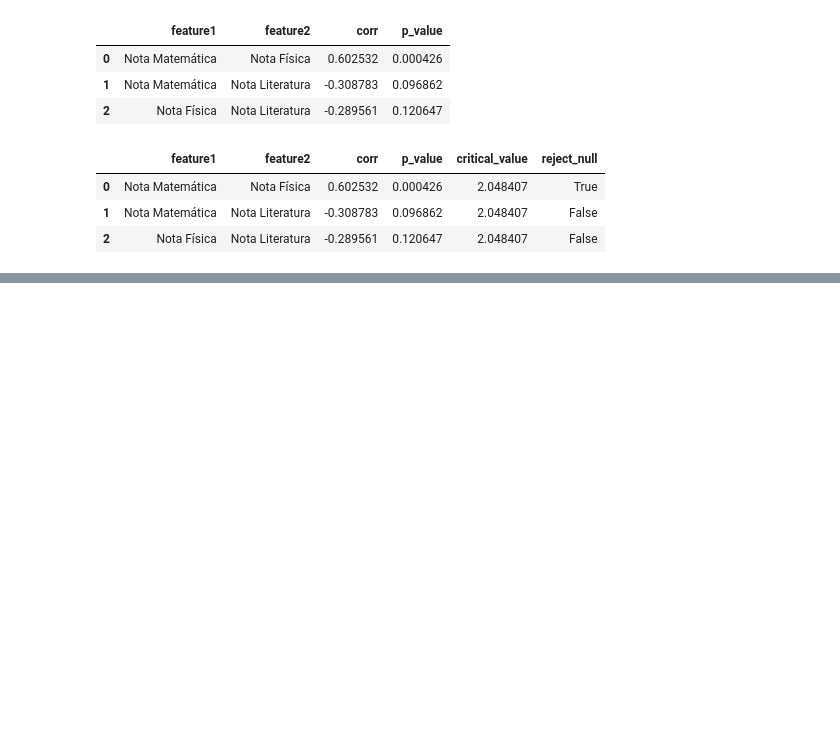
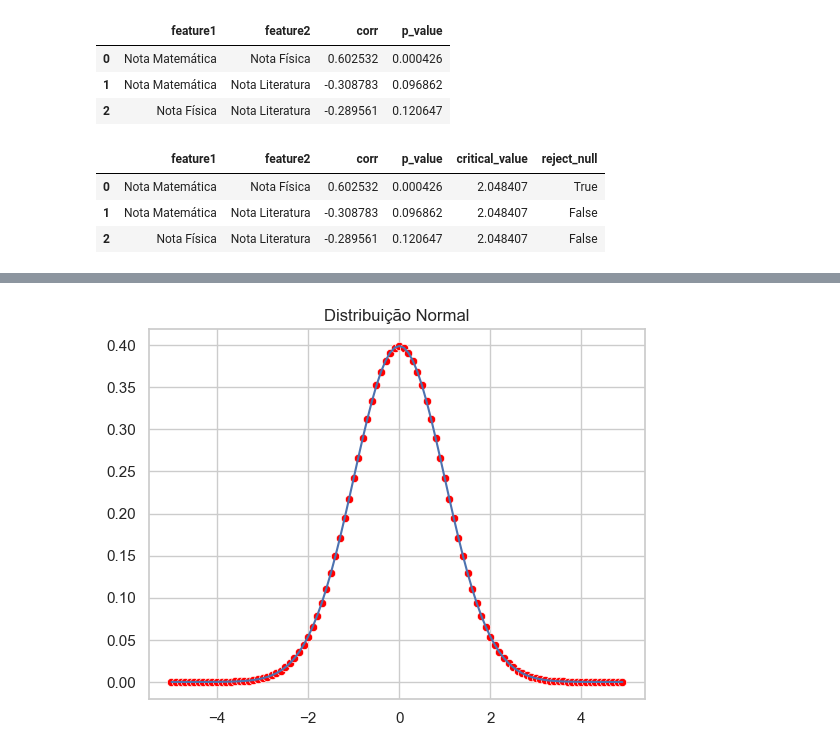
Before and after one commit to Angelicogfa/mba-datascience-analytics-uspesalq, a Jupyter notebook: Modulos/Modulo 002 - Fundamentos de Estatistica/aula 01/AnaliseEstatistica.ipynb, the cells around one changed output, grey strips where cells are left out. Cells and saved outputs as stored; diff of their text form; code cells hidden in the pictures; blank space fills up the shorter version.

```diff
--- a/Modulos/Modulo 002 - Fundamentos de Estatistica/aula 01/AnaliseEstatistica.ipynb
+++ b/Modulos/Modulo 002 - Fundamentos de Estatistica/aula 01/AnaliseEstatistica.ipynb
@@ -316,0 +495,3 @@ df_results
+# %%
+zs = np.arange(-5, 5 , 0.1)
+zs
@@ -316,0 +516,3 @@ df_results
+# %%
+probs = [norm.pdf(z, loc=0, scale=1) for z in zs]
+probs
@@ -316,0 +537,7 @@ df_results
+# %%
+plt.title('Distribuição Normal')
+sns.lineplot(x=zs, y=probs)
+sns.scatterplot(x=zs, y=probs, color='red')
+plt.show()
+# %% [output]
+[figure, added]
```
Also changed, not shown: parts of 19 cells of this notebook.
